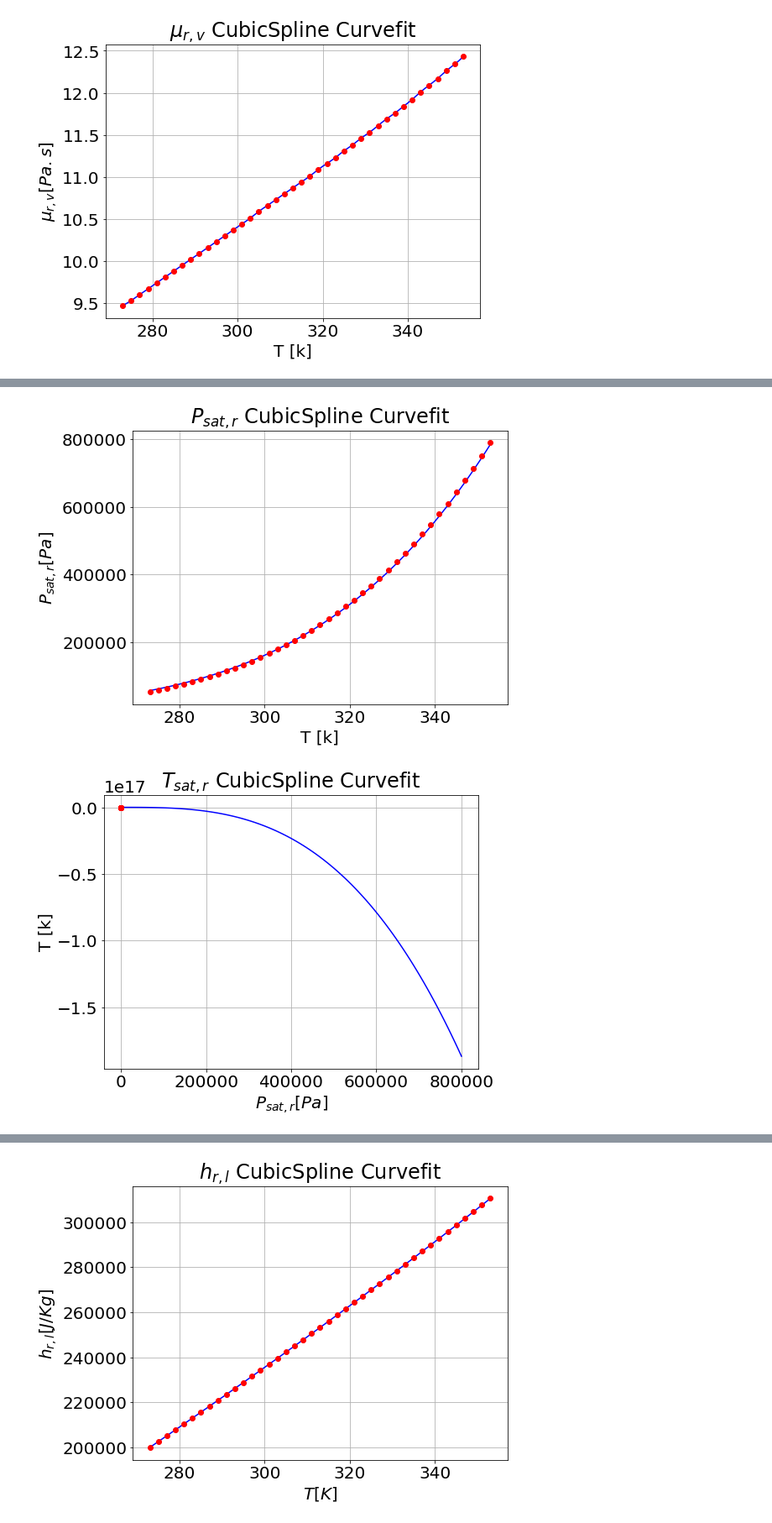
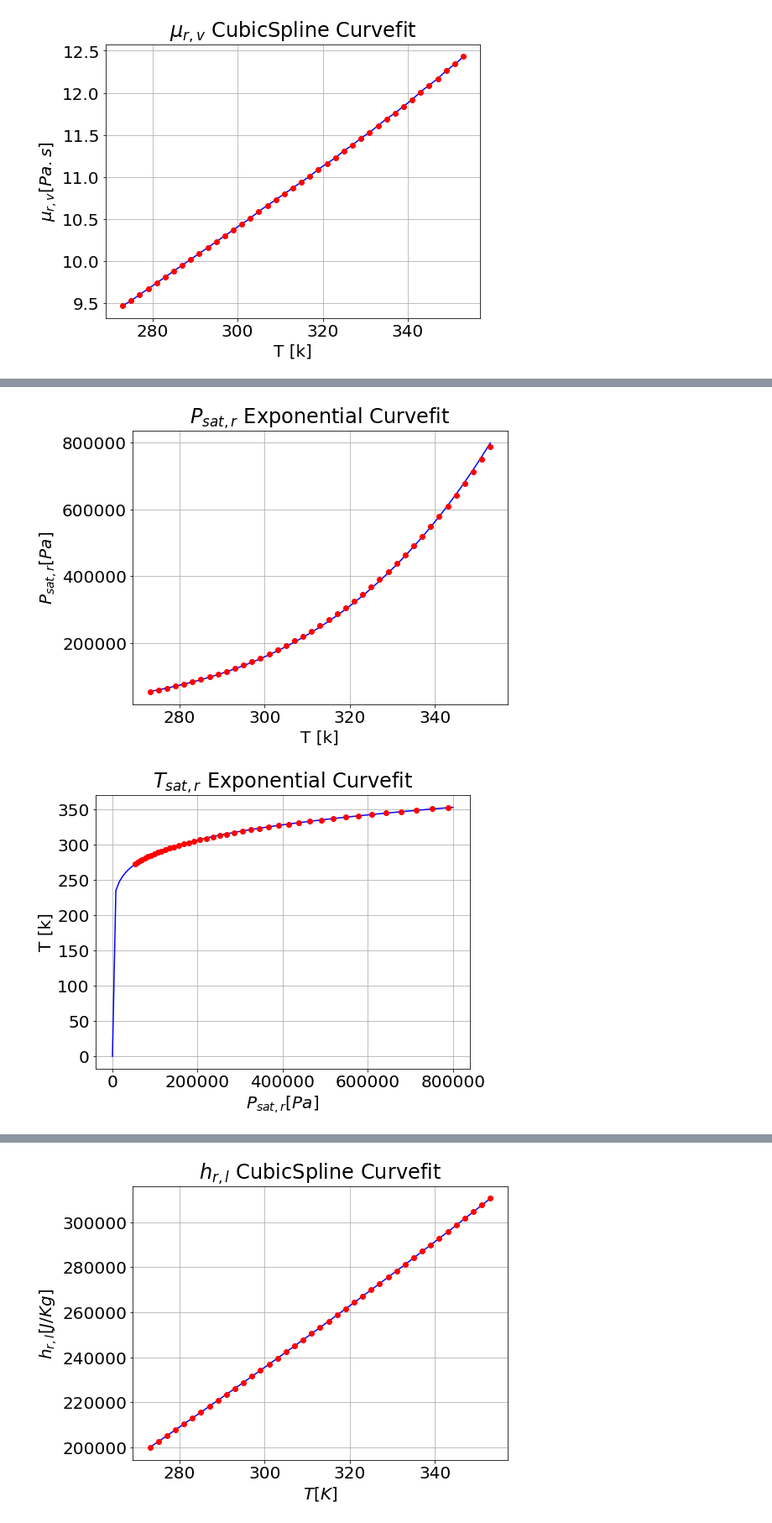
Before and after one commit to unjike/Heat-Transfer-and-Phase-Change, a Jupyter notebook: Project_2.ipynb, the cells around one changed output, grey strips where cells are left out. Shown at 84% size. Cells and saved outputs as stored; diff of their text form; code cells hidden in the pictures.

```diff
--- a/Project_2.ipynb
+++ b/Project_2.ipynb
@@ -329,35 +320,30 @@ plt.show()
 # %%
-# log p = 22.51 - 3155/T ==> p =
-P = np.array([0.05359, 0.05866, 0.06411, 0.0699, 0.07622, 0.08293, 0.09009, 0.09774, 0.1058, 0.11457, 0.12380, 0.13360, 0.14400, 0.15503, 0.16670, 0.17904, 0.19209, 0.20586, 0.22038, 0.23568, 0.2519, 0.26873, 0.28654, 0.30523, 0.32485, 0.34542, 0.36696, 0.38951, 0.4131, 0.43777, 0.46353, 0.49043, 0.51849, 0.54774, 0.57823, 0.60998, 0.64302, 0.67739, 0.71313, 0.75026, 0.78882])*10**6
+T_ = np.arange(0,80.01,1) + 273 #K
 
-T = np.arange(0,80.01,1) + 273#K
-
-P_r = np.exp(22.51 - 3155/T)
-
-# f_Pr = interpolate.CubicSpline(Tr, Pr)
+P_r = lambda x: np.exp(22.75 - 3233/x)
 fig = plt.figure(figsize = (8,6))
 plt.rcParams.update({'font.size': 20})
-plt.plot(T, P_r, 'b', T_r, P, 'ro')
-plt.title('$P_{sat,r}$ CubicSpline Curvefit')
+plt.plot(T_, P_r(T_), 'b', T_r, np.exp(Pr), 'ro')
+plt.title('$P_{sat,r}$ Exponential Curvefit')
 plt.grid()
 plt.xlabel('T [k]')
 plt.ylabel('$P_{sat,r} [Pa]$')
 
 plt.show()
 # %% [output]
-[figure, old version]
+[figure, new version]
 # %%
 31#plotting curve fit for saturated temperature
 
 P = np.linspace(0,800000,100) #K
-f_Tr = interpolate.CubicSpline(Pr, T_r)
+T_satr = lambda x: 3233/(22.75 - np.log(x))
 fig = plt.figure(figsize = (8,6))
 plt.rcParams.update({'font.size': 20})
-plt.plot(P, f_Tr(P), 'b', Pr, T_r, 'ro')
-plt.title('$T_{sat,r}$ CubicSpline Curvefit')
+plt.plot(P, T_satr(P), 'b', np.exp(Pr), T_r, 'ro')
+plt.title('$T_{sat,r}$ Exponential Curvefit')
 plt.grid()
 plt.xlabel('$P_{sat,r} [Pa]$')
 plt.ylabel('T [k]')
 plt.show()
 # %% [output]
-[figure, old version]
+[figure, new version]
```
Also changed, not shown: parts of 20 cells of this notebook.
